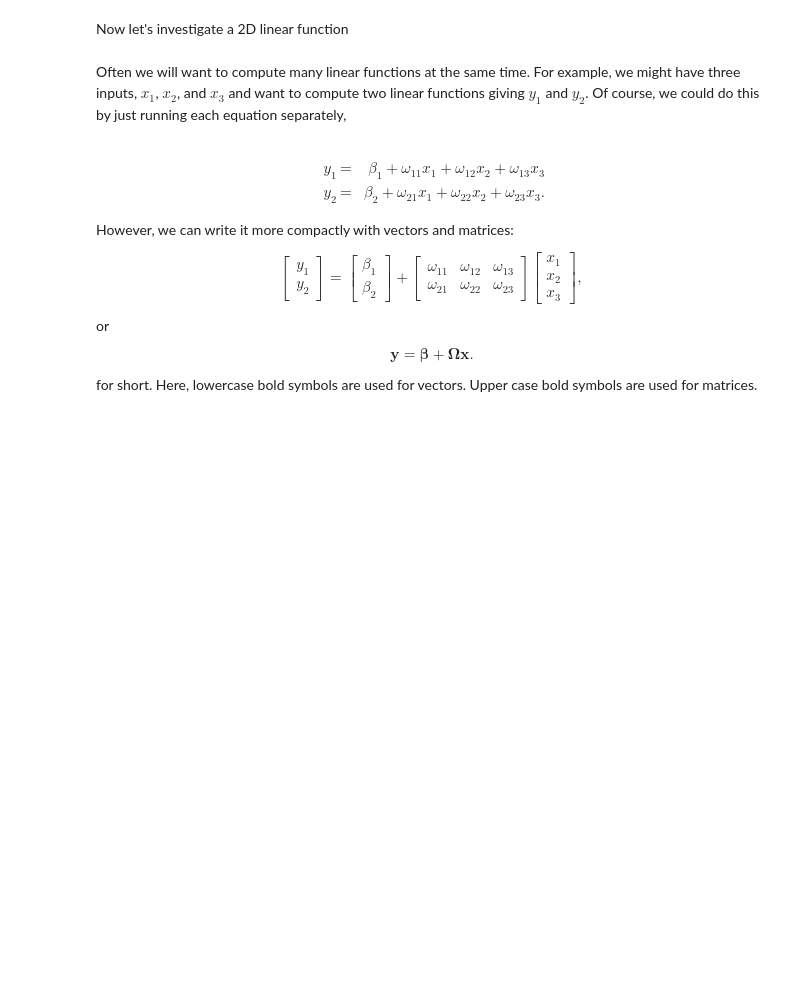
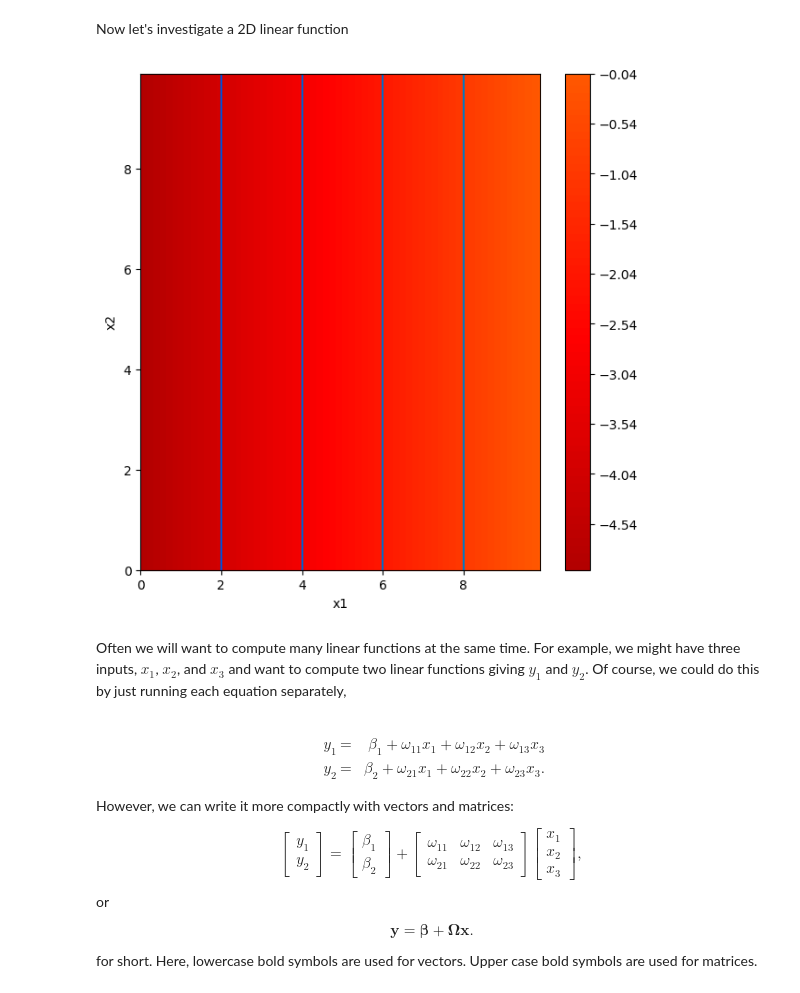
Before and after one commit to abubake/abubake, a Jupyter notebook: Notebooks/Chap01/1_1_BackgroundMathematics.ipynb, the cells around one changed output. Drawn from its saved outputs; the diff is of its cells as text; code cells hidden in the pictures; blank space fills up the shorter version.

```diff
--- a/Notebooks/Chap01/1_1_BackgroundMathematics.ipynb
+++ b/Notebooks/Chap01/1_1_BackgroundMathematics.ipynb
@@ -75,33 +75,41 @@ def linear_function_2D(x1,x2,beta,omega1,omega2):
 # %%
 # Plot the 2D function
 
 # Make 2D array of x and y points
 x1 = np.arange(0.0, 10.0, 0.1)
 x2 = np.arange(0.0, 10.0, 0.1)
 x1,x2 = np.meshgrid(x1,x2)  # https://www.geeksforgeeks.org/numpy-meshgrid-function/
 
 # Compute the 2D function for given values of omega1, omega2
-beta = 0.0; omega1 = 1.0; omega2 = -0.5
+beta = -5.0; omega1 = 0.5; omega2 = -0.0
 y  = linear_function_2D(x1,x2,beta, omega1, omega2)
 
 # Draw the function.
 # Color represents y value (brighter = higher value)
 # Black = -10 or less, White = +10 or more
 # 0 = mid orange
 # Lines are contours where value is equal
 draw_2D_function(x1,x2,y)
 
 # TODO
 # Predict what this plot will look like if you set omega_1 to zero
 # Change the code and see if you are right.
+# the plot will be all positive values 0 to 5
+# it was al negative values 0 to -5
 
 # TODO
 # Predict what this plot will look like if you set omega_2 to zero
 # Change the code and see if you are right.
+# this one will actually be all positive valus from 0 to 5
+# Yes!
 
 # TODO
 # Predict what this plot will look like if you set beta to -5
 # Change the code and see if you are correct
+# Beta at -5 will simply shift the values represented here so that they range from -5 to 0
+# yep!
+# %% [output]
+[figure, added]
 # %% [markdown]
 Often we will want to compute many linear functions at the same time.  For example, we might have three inputs, $x_1$, $x_2$, and $x_3$ and want to compute two linear functions giving $y_1$ and $y_2$. Of course, we could do this by just running each equation separately,<br><br>
 
```
Also changed, not shown: parts of 9 cells of this notebook.
